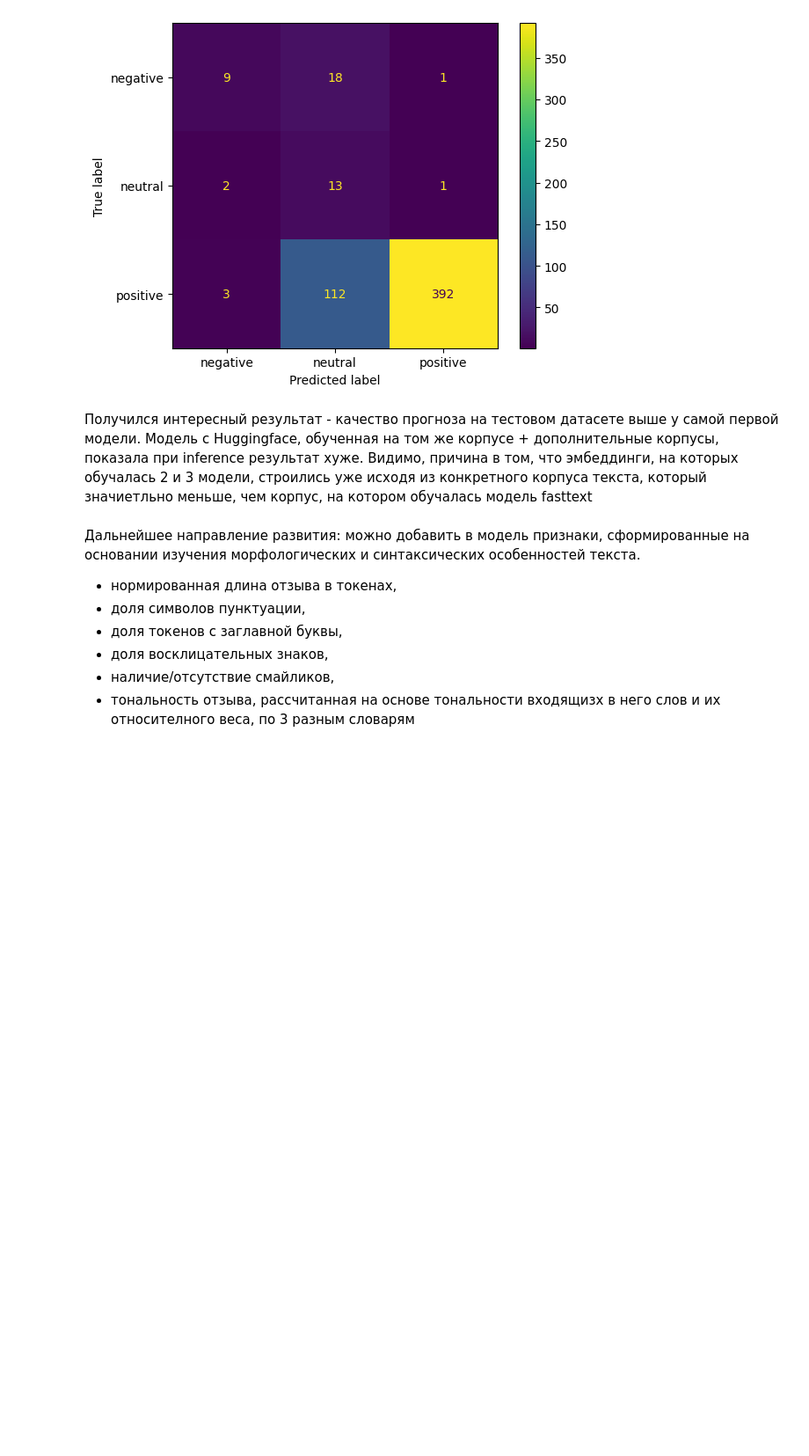
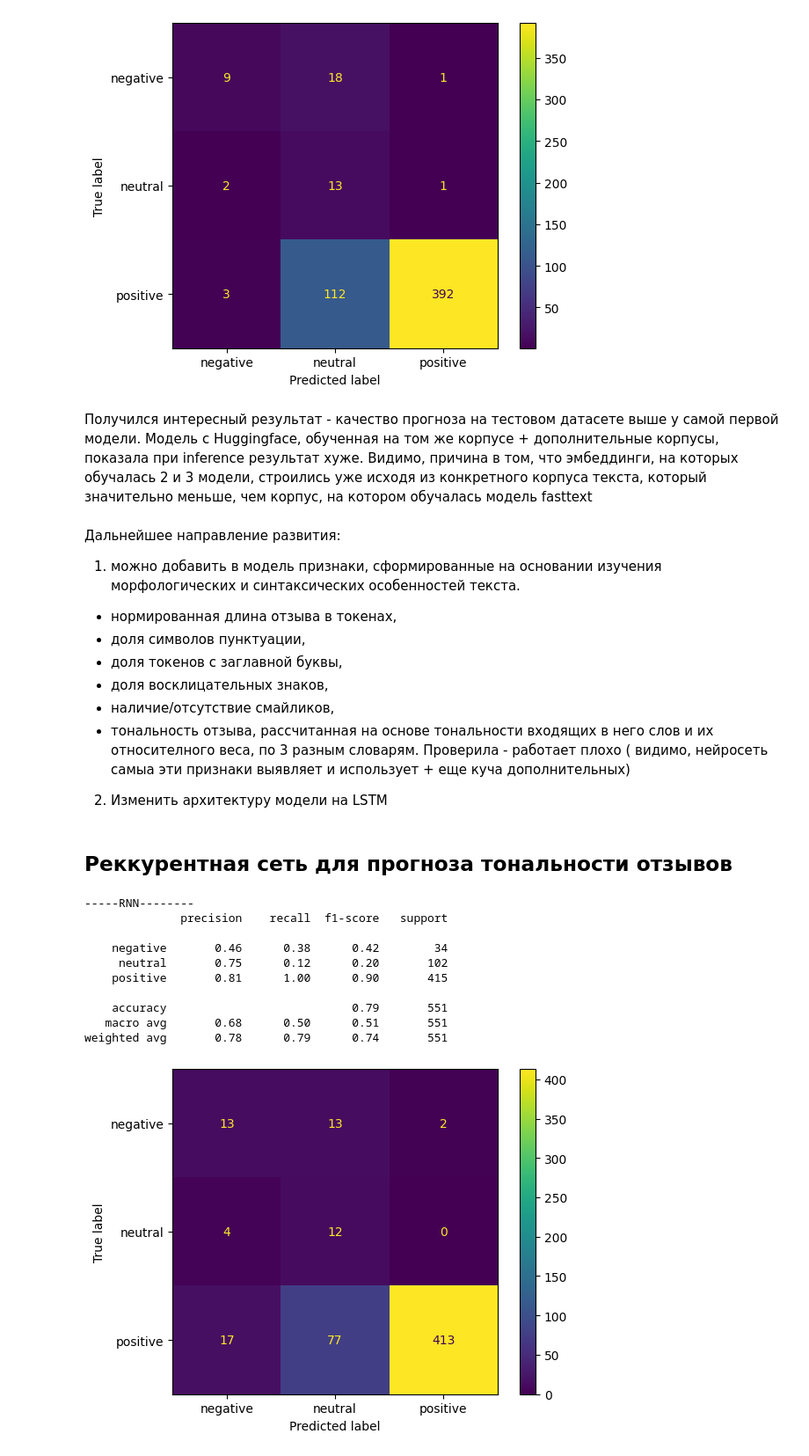
Before and after one commit to solobala/DLL30, a Jupyter notebook: reviews-classification.ipynb, the cells around one changed output. Shown at 88% size. Saved outputs shown, nothing was run; the diff lists cells and outputs as text; code cells hidden in the pictures; blank space fills up the shorter version.

```diff
--- a/reviews-classification.ipynb
+++ b/reviews-classification.ipynb
@@ -956,12 +1217,51 @@ plt.show()
 weighted avg       0.77      0.75      0.68       551
 [figure]
 # %% [markdown]
-Получился интересный результат - качество прогноза на тестовом датасете выше у самой первой модели. Модель с Huggingface, обученная на том же корпусе + дополнительные корпусы, показала при inference результат хуже. Видимо, причина в том, что эмбеддинги, на которых обучалась 2 и 3 модели, строились уже исходя из конкретного корпуса текста, который значиетльно меньше, чем корпус, на котором обучалась модель fasttext
+Получился интересный результат - качество прогноза на тестовом датасете выше у самой первой модели. Модель с Huggingface, обученная на том же корпусе + дополнительные корпусы, показала при inference результат хуже. Видимо, причина в том, что эмбеддинги, на которых обучалась 2 и 3 модели, строились уже исходя из конкретного корпуса текста, который значительно меньше, чем корпус, на котором обучалась модель fasttext
 # %% [markdown]
-Дальнейшее направление развития: можно добавить в модель признаки, сформированные на основании изучения морфологических и синтаксических особенностей текста.
+Дальнейшее направление развития:
+1. можно добавить в модель признаки, сформированные на основании изучения морфологических и синтаксических особенностей текста.
 - нормированная длина отзыва в токенах,
 - доля символов пунктуации,
 - доля токенов с заглавной буквы,
 - доля восклицательных знаков,
 - наличие/отсутствие смайликов,
-- тональность отзыва, рассчитанная на основе тональности входящизх в него слов и их относителного веса, по 3 разным словарям
+- тональность отзыва, рассчитанная на основе тональности входящих в него слов и их относителного веса, по 3 разным словарям. Проверила - работает плохо ( видимо, нейросеть самыа эти признаки выявляет и использует + еще куча дополнительных)
+2. Изменить архитектуру модели на LSTM
+# %% [markdown]
+## Реккурентная сеть для прогноза тональности отзывов
+# %%
+# Instantiate the model w/ hyperparams
+vocab_size = len(word2idx) + 1 # +1 for zero padding + our word tokens
+output_size = 3
+embedding_dim = 300
+# %%
+class BiLSTM(nn.Module):
+
+    def __init__(self):
+        super(BiLSTM, self).__init__()
+        self.hidden_size = 64
+        drp = 0.1
+        n_classes = output_size
+        self.embedding = nn.Embedding(vocab_size, embedding_dim)
+        self.embedding.weight = nn.Parameter(torch.tensor(embeddings, dtype=torch.float32))
+        self.embedding.weight.requires_grad = False
+        self.lstm = nn.LSTM(embedding_dim, self.hidden_size, bidirectional=True, batch_first=True)
+        self.linear = nn.Linear(self.hidden_size*4 , 64)
+        self.relu = nn.ReLU()
+        self.dropout = nn.Dropout(drp)
+        self.out = nn.Linear(64, n_classes)
+
+
+    def forward(self, x):
+        #rint(x.size())
+        h_embedding = self.embedding(x)
+        #_embedding = torch.squeeze(torch.unsqueeze(h_embedding, 0))
+        h_lstm, _ = self.lstm(h_embedding)
+        avg_pool = torch.mean(h_lstm, 1)
+        max_pool, _ = torch.max(h_lstm, 1)
+        conc = torch.cat(( avg_pool, max_pool), 1)
+        conc = self.relu(self.linear(conc))
+        conc = self.dropout(conc)
+        out = self.out(conc)
+        return out
@@ -967,0 +1329,22 @@ weighted avg       0.77      0.75      0.68       551
+# %%
+model.eval()
+predictions =[predict(text, model= model.to("cpu"), max_len=62, flag=False) for text in tqdm(texts_to_pred)]
+print(f'-----RNN--------')
+print(classification_report(np.array(predictions),labels_to_pred, target_names=['negative', 'neutral', 'positive']))
+cm = confusion_matrix(labels_to_pred, np.array(predictions), labels=[0,1,2])
+disp = ConfusionMatrixDisplay(confusion_matrix=cm,
+                              display_labels=['negative', 'neutral', 'positive'])
+disp.plot()
+plt.show()
+# %% [output]
+-----RNN--------
+              precision    recall  f1-score   support
+
+    negative       0.46      0.38      0.42        34
+     neutral       0.75      0.12      0.20       102
+    positive       0.81      1.00      0.90       415
+
+    accuracy                           0.79       551
+   macro avg       0.68      0.50      0.51       551
+weighted avg       0.78      0.79      0.74       551
+[figure, added]
```
Also changed, not shown: parts of 44 cells of this notebook.
